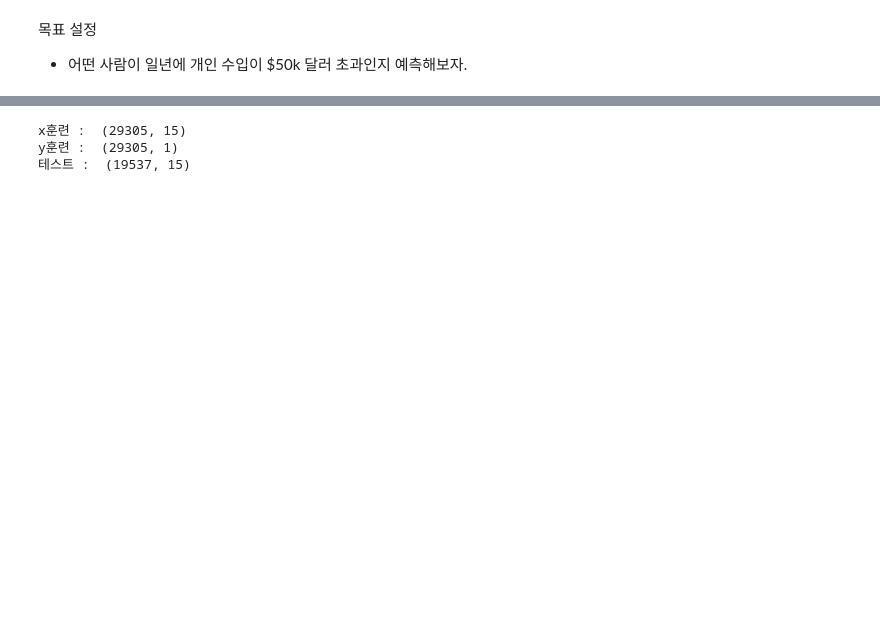
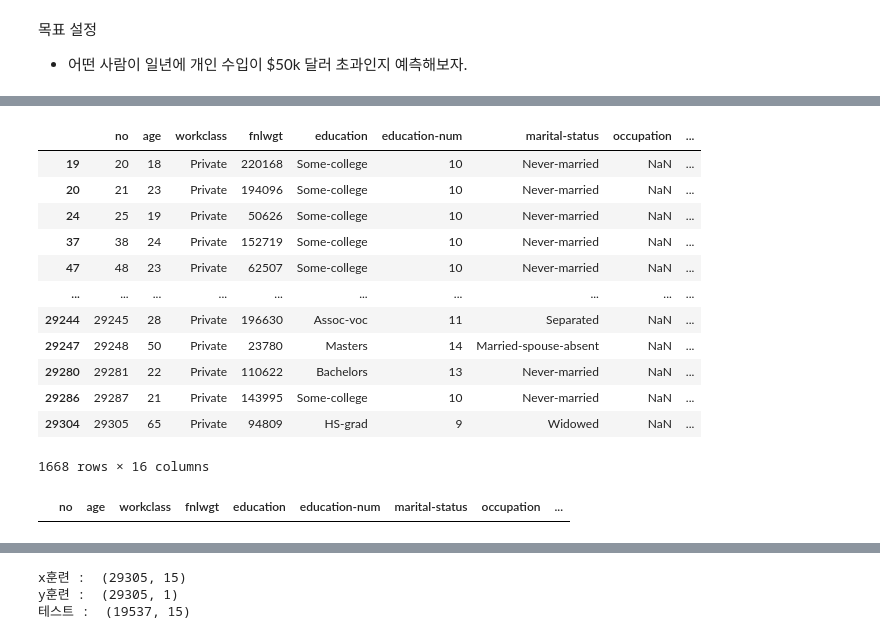
Before and after one commit to so1454/MachineLearning, a Jupyter notebook: kaggle_competition/01test.ipynb, the cells around one changed output, grey strips where cells are left out. Saved outputs shown, nothing was run; the diff lists cells and outputs as text; code cells hidden in the pictures; blank space fills up the shorter version.

```diff
--- a/kaggle_competition/01test.ipynb
+++ b/kaggle_competition/01test.ipynb
@@ -8,7 +8,7 @@ import matplotlib as plt
 from sklearn.model_selection import train_test_split
 from sklearn.metrics import accuracy_score
 # %%
-train = pd.read_csv('./train.csv')
+train = pd.read_csv('./train_null.csv')
 train
 
 print(train.shape)
@@ -126,0 +169,2 @@ dtype: int64
+# %%
+train['workclass'] = train['workclass'].fillna('Private')
@@ -126,0 +197,16 @@ dtype: int64
+# %%
+train[train['occupation'].isnull()]
+# %% [output]
+|  | no | age | workclass | fnlwgt | education | education-num | marital-status | occupation | ... |
+| 19 | 20 | 18 | Private | 220168 | Some-college | 10 | Never-married | NaN | ... |
+| 20 | 21 | 23 | Private | 194096 | Some-college | 10 | Never-married | NaN | ... |
+| 24 | 25 | 19 | Private | 50626 | Some-college | 10 | Never-married | NaN | ... |
+| 37 | 38 | 24 | Private | 152719 | Some-college | 10 | Never-married | NaN | ... |
+| 47 | 48 | 23 | Private | 62507 | Some-college | 10 | Never-married | NaN | ... |
+| ... | ... | ... | ... | ... | ... | ... | ... | ... | ... |
+| 29244 | 29245 | 28 | Private | 196630 | Assoc-voc | 11 | Separated | NaN | ... |
+| 29247 | 29248 | 50 | Private | 23780 | Masters | 14 | Married-spouse-absent | NaN | ... |
+| 29280 | 29281 | 22 | Private | 110622 | Bachelors | 13 | Never-married | NaN | ... |
+| 29286 | 29287 | 21 | Private | 143995 | Some-college | 10 | Never-married | NaN | ... |
+| 29304 | 29305 | 65 | Private | 94809 | HS-grad | 9 | Widowed | NaN | ... |
+1668 rows × 16 columns
@@ -126,0 +215,4 @@ dtype: int64
+# %%
+train[train['occupation'].isnull()]
+# %% [output]
+|  | no | age | workclass | fnlwgt | education | education-num | marital-status | occupation | ... |
```
Also changed, not shown: parts of 40 cells of this notebook, 5 other files.
